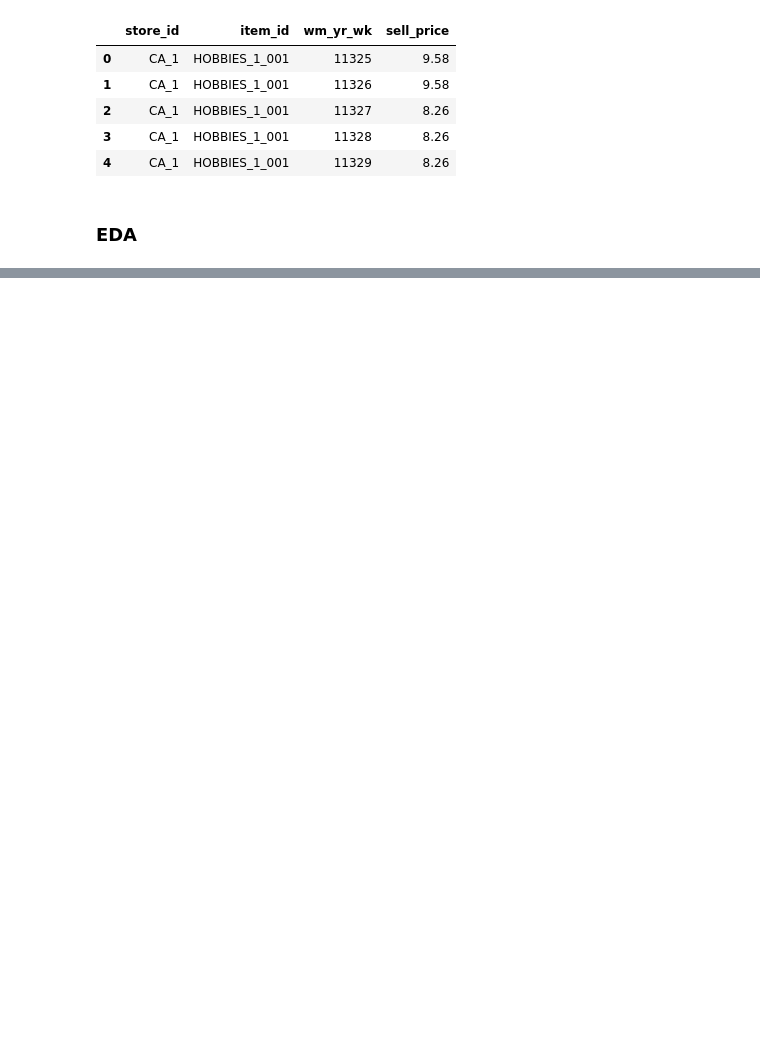
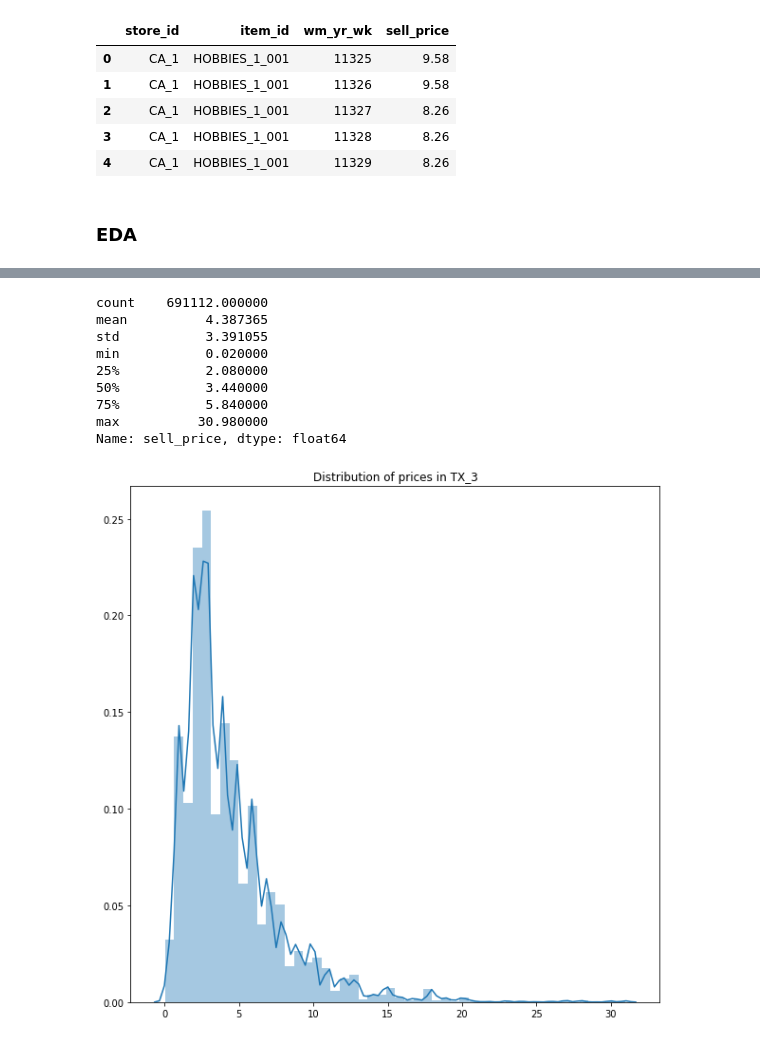
Before and after one commit to MarcoCaglia/M5-Forecasting-Accuracy, a Jupyter notebook: 20200325_eda.ipynb, the cells around one changed output, grey strips where cells are left out. Drawn from its saved outputs; the diff is of its cells as text; code cells hidden in the pictures; blank space fills up the shorter version.

```diff
--- a/20200325_eda.ipynb
+++ b/20200325_eda.ipynb
@@ -154,0 +112,13 @@ Name: event_type_2, dtype: int64
+# %%
+next(x)
+# %% [output]
+count    691112.000000
+mean          4.387365
+std           3.391055
+min           0.020000
+25%           2.080000
+50%           3.440000
+75%           5.840000
+max          30.980000
+Name: sell_price, dtype: float64
+[figure, added]
```
Also changed, not shown: parts of 14 cells of this notebook.
